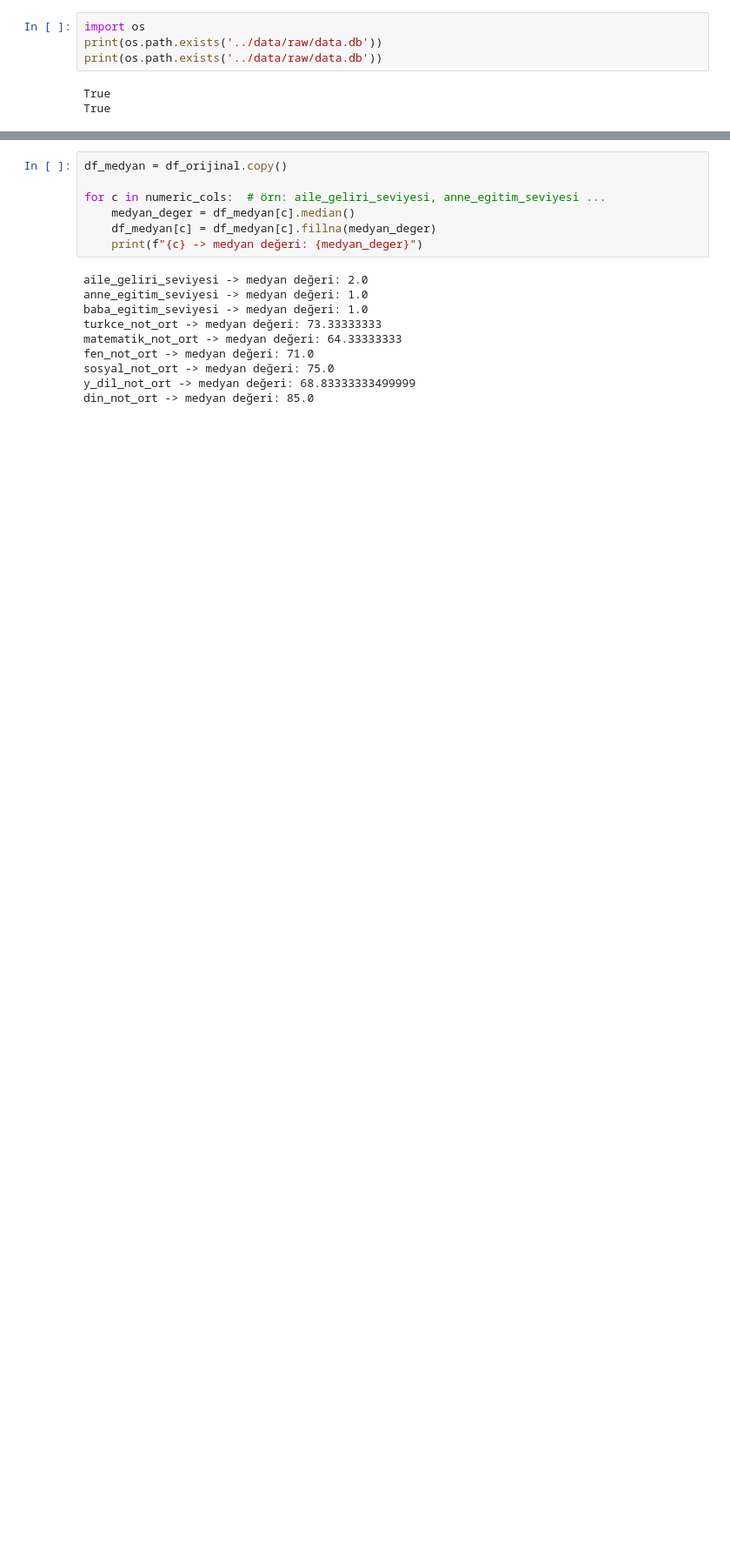
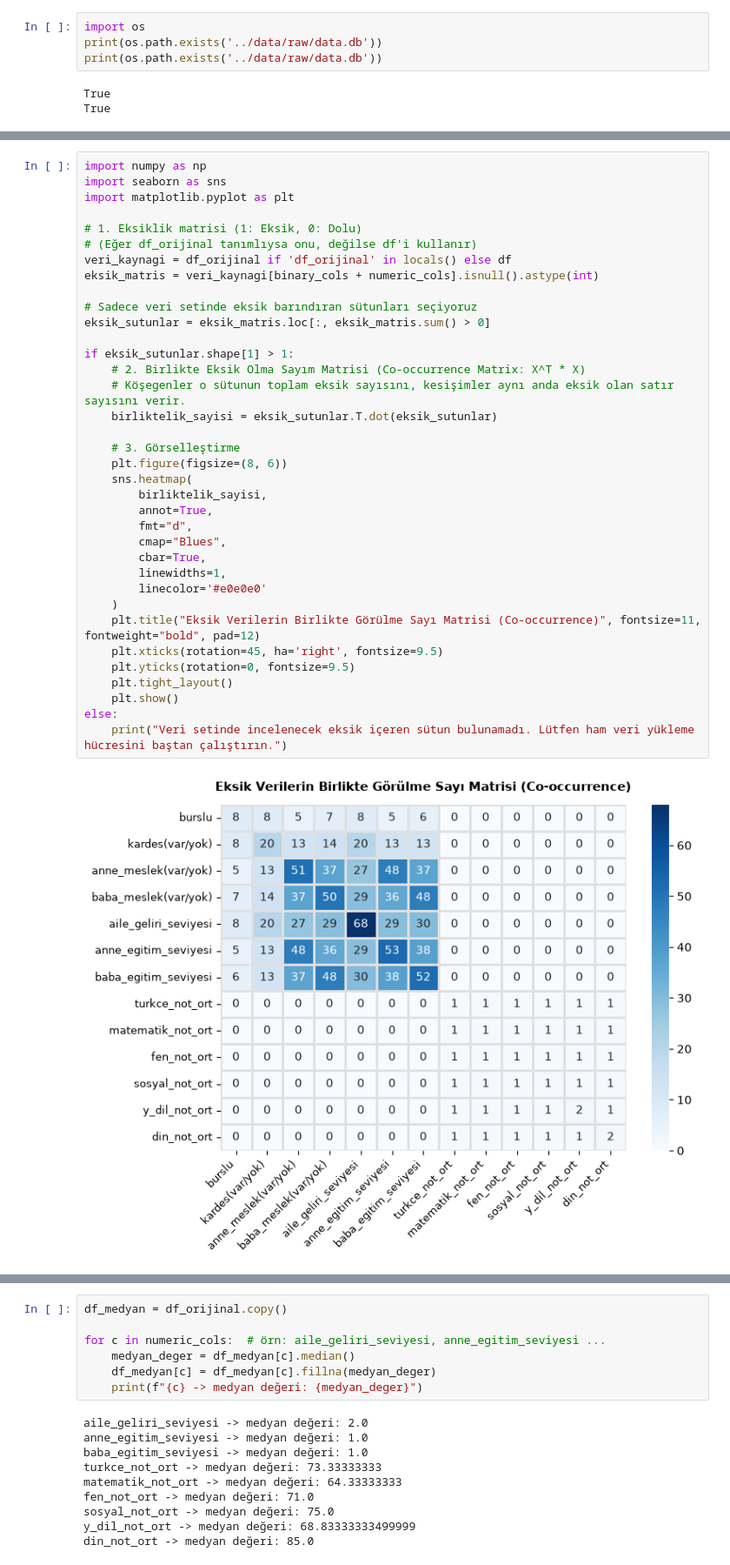
Before and after one commit to goktaa/dsml-assessment, a Jupyter notebook: notebooks/01_explore_data.ipynb, the cells around one changed output, grey strips where cells are left out. Shown at 87% size. Cells and saved outputs as stored; diff of their text form; blank space fills up the shorter version.

```diff
--- a/notebooks/01_explore_data.ipynb
+++ b/notebooks/01_explore_data.ipynb
@@ -658,0 +1624,38 @@ dtype: int64
+# %%
+import numpy as np
+import seaborn as sns
+import matplotlib.pyplot as plt
+
+# 1. Eksiklik matrisi (1: Eksik, 0: Dolu)
+# (Eğer df_orijinal tanımlıysa onu, değilse df'i kullanır)
+veri_kaynagi = df_orijinal if 'df_orijinal' in locals() else df
+eksik_matris = veri_kaynagi[binary_cols + numeric_cols].isnull().astype(int)
+
+# Sadece veri setinde eksik barındıran sütunları seçiyoruz
+eksik_sutunlar = eksik_matris.loc[:, eksik_matris.sum() > 0]
+
+if eksik_sutunlar.shape[1] > 1:
+    # 2. Birlikte Eksik Olma Sayım Matrisi (Co-occurrence Matrix: X^T * X)
+    # Köşegenler o sütunun toplam eksik sayısını, kesişimler aynı anda eksik olan satır sayısını verir.
+    birliktelik_sayisi = eksik_sutunlar.T.dot(eksik_sutunlar)
+
+    # 3. Görselleştirme
+    plt.figure(figsize=(8, 6))
+    sns.heatmap(
+        birliktelik_sayisi,
+        annot=True,
+        fmt="d",
+        cmap="Blues",
+        cbar=True,
+        linewidths=1,
+        linecolor='#e0e0e0'
+    )
+    plt.title("Eksik Verilerin Birlikte Görülme Sayı Matrisi (Co-occurrence)", fontsize=11, fontweight="bold", pad=12)
+    plt.xticks(rotation=45, ha='right', fontsize=9.5)
+    plt.yticks(rotation=0, fontsize=9.5)
+    plt.tight_layout()
+    plt.show()
+else:
+    print("Veri setinde incelenecek eksik içeren sütun bulunamadı. Lütfen ham veri yükleme hücresini baştan çalıştırın.")
+# %% [output]
+[figure, added]
```
Also changed, not shown: parts of 176 cells of this notebook.
